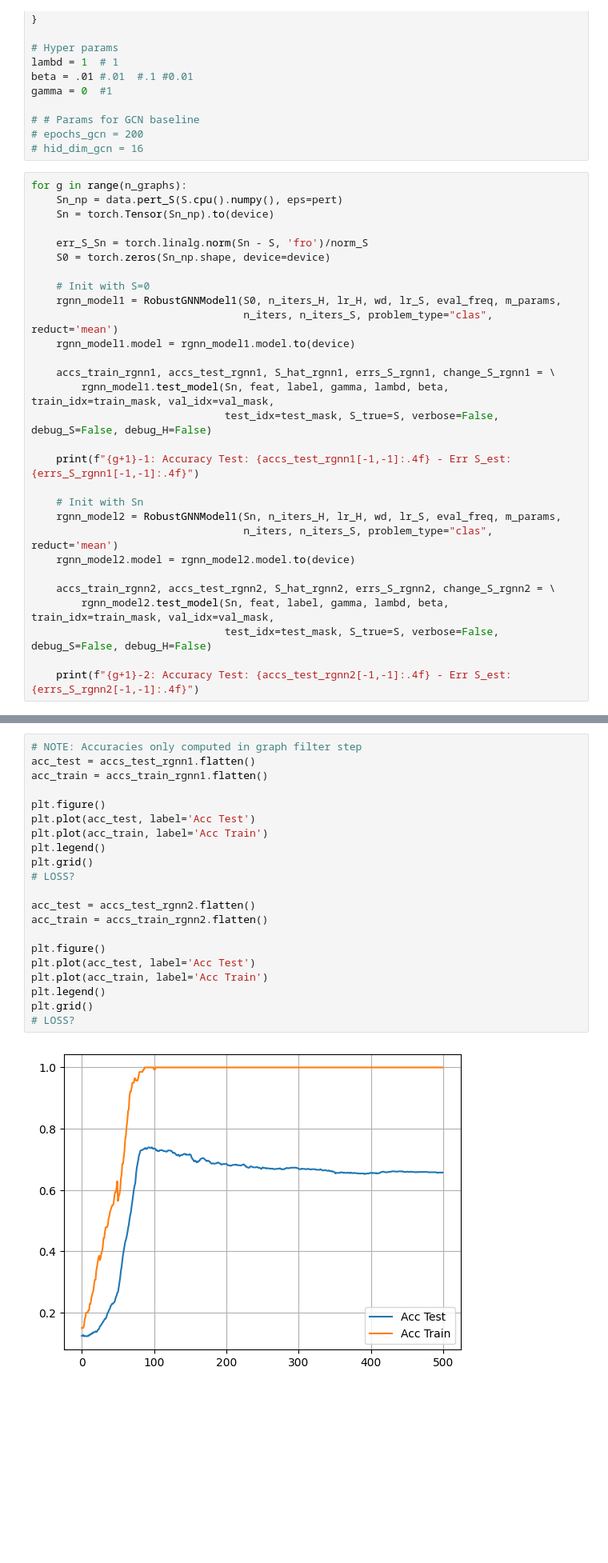
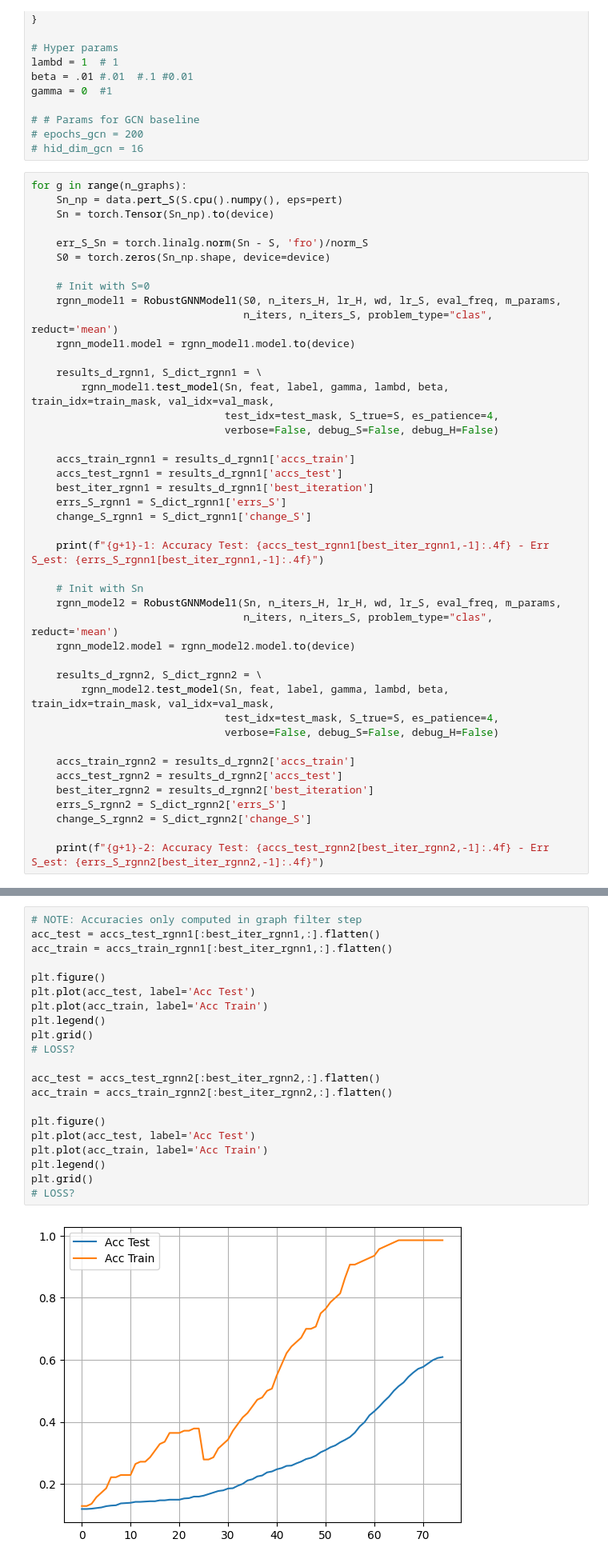
Before and after one commit to vmtenorio/robust_gnn, a Jupyter notebook: simple_exp.ipynb, the cells around one changed output, grey strips where cells are left out. Shown at 80% size. Saved outputs shown, nothing was run; the diff lists cells and outputs as text; blank space fills up the shorter version.

```diff
--- a/simple_exp.ipynb
+++ b/simple_exp.ipynb
@@ -179,20 +179,34 @@ for g in range(n_graphs):
                                   n_iters, n_iters_S, problem_type="clas", reduct='mean')
     rgnn_model1.model = rgnn_model1.model.to(device)
 
-    accs_train_rgnn1, accs_test_rgnn1, S_hat_rgnn1, errs_S_rgnn1, change_S_rgnn1 = \
+    results_d_rgnn1, S_dict_rgnn1 = \
         rgnn_model1.test_model(Sn, feat, label, gamma, lambd, beta, train_idx=train_mask, val_idx=val_mask,
-                               test_idx=test_mask, S_true=S, verbose=False, debug_S=False, debug_H=False)
+                               test_idx=test_mask, S_true=S, es_patience=4,
+                               verbose=False, debug_S=False, debug_H=False)
 
-    print(f"{g+1}-1: Accuracy Test: {accs_test_rgnn1[-1,-1]:.4f} - Err S_est: {errs_S_rgnn1[-1,-1]:.4f}")
+    accs_train_rgnn1 = results_d_rgnn1['accs_train']
+    accs_test_rgnn1 = results_d_rgnn1['accs_test']
+    best_iter_rgnn1 = results_d_rgnn1['best_iteration']
+    errs_S_rgnn1 = S_dict_rgnn1['errs_S']
+    change_S_rgnn1 = S_dict_rgnn1['change_S']
+
+    print(f"{g+1}-1: Accuracy Test: {accs_test_rgnn1[best_iter_rgnn1,-1]:.4f} - Err S_est: {errs_S_rgnn1[best_iter_rgnn1,-1]:.4f}")
 
     # Init with Sn
     rgnn_model2 = RobustGNNModel1(Sn, n_iters_H, lr_H, wd, lr_S, eval_freq, m_params,
                                   n_iters, n_iters_S, problem_type="clas", reduct='mean')
     rgnn_model2.model = rgnn_model2.model.to(device)
 
-    accs_train_rgnn2, accs_test_rgnn2, S_hat_rgnn2, errs_S_rgnn2, change_S_rgnn2 = \
+    results_d_rgnn2, S_dict_rgnn2 = \
         rgnn_model2.test_model(Sn, feat, label, gamma, lambd, beta, train_idx=train_mask, val_idx=val_mask,
-                               test_idx=test_mask, S_true=S, verbose=False, debug_S=False, debug_H=False)
+                               test_idx=test_mask, S_true=S, es_patience=4,
+                               verbose=False, debug_S=False, debug_H=False)
 
-    print(f"{g+1}-2: Accuracy Test: {accs_test_rgnn2[-1,-1]:.4f} - Err S_est: {errs_S_rgnn2[-1,-1]:.4f}")
+    accs_train_rgnn2 = results_d_rgnn2['accs_train']
+    accs_test_rgnn2 = results_d_rgnn2['accs_test']
+    best_iter_rgnn2 = results_d_rgnn2['best_iteration']
+    errs_S_rgnn2 = S_dict_rgnn2['errs_S']
+    change_S_rgnn2 = S_dict_rgnn2['change_S']
+
+    print(f"{g+1}-2: Accuracy Test: {accs_test_rgnn2[best_iter_rgnn2,-1]:.4f} - Err S_est: {errs_S_rgnn2[best_iter_rgnn2,-1]:.4f}")
 # %% [output]
@@ -201,23 +215,23 @@ for g in range(n_graphs):
 # %%
 # NOTE: Accuracies only computed in graph filter step
-acc_test = accs_test_rgnn1.flatten()
-acc_train = accs_train_rgnn1.flatten()
+acc_test = accs_test_rgnn1[:best_iter_rgnn1,:].flatten()
+acc_train = accs_train_rgnn1[:best_iter_rgnn1,:].flatten()
 
 plt.figure()
 plt.plot(acc_test, label='Acc Test')
 plt.plot(acc_train, label='Acc Train')
 plt.legend()
 plt.grid()
 # LOSS?
 
-acc_test = accs_test_rgnn2.flatten()
-acc_train = accs_train_rgnn2.flatten()
+acc_test = accs_test_rgnn2[:best_iter_rgnn2,:].flatten()
+acc_train = accs_train_rgnn2[:best_iter_rgnn2,:].flatten()
 
 plt.figure()
 plt.plot(acc_test, label='Acc Test')
 plt.plot(acc_train, label='Acc Train')
 plt.legend()
 plt.grid()
 # LOSS?
 # %% [output]
-[figure, old version]
+[figure, new version]
```
Also changed, not shown: parts of 3 cells of this notebook, 1 other file.
